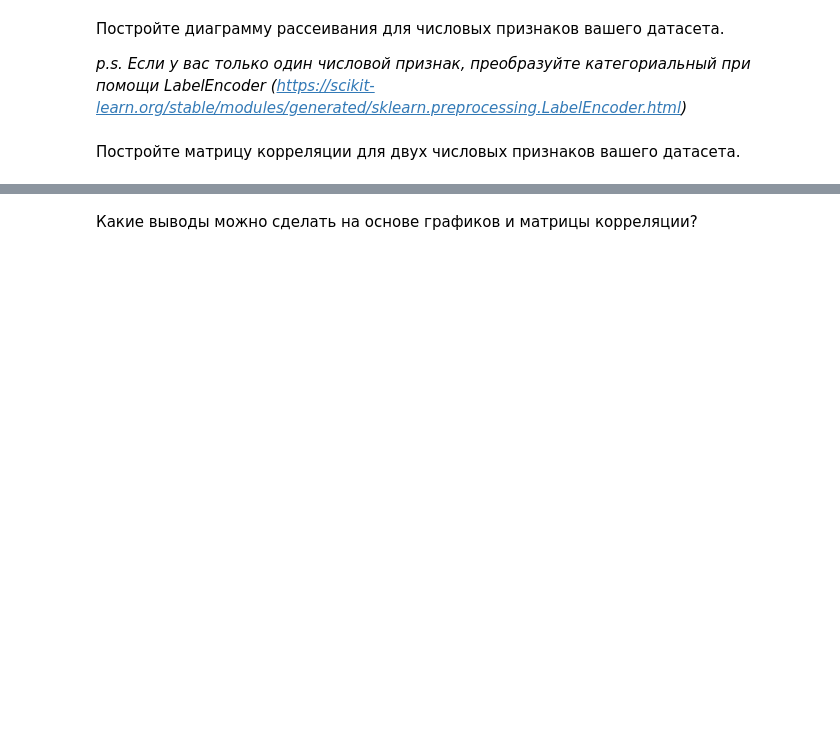
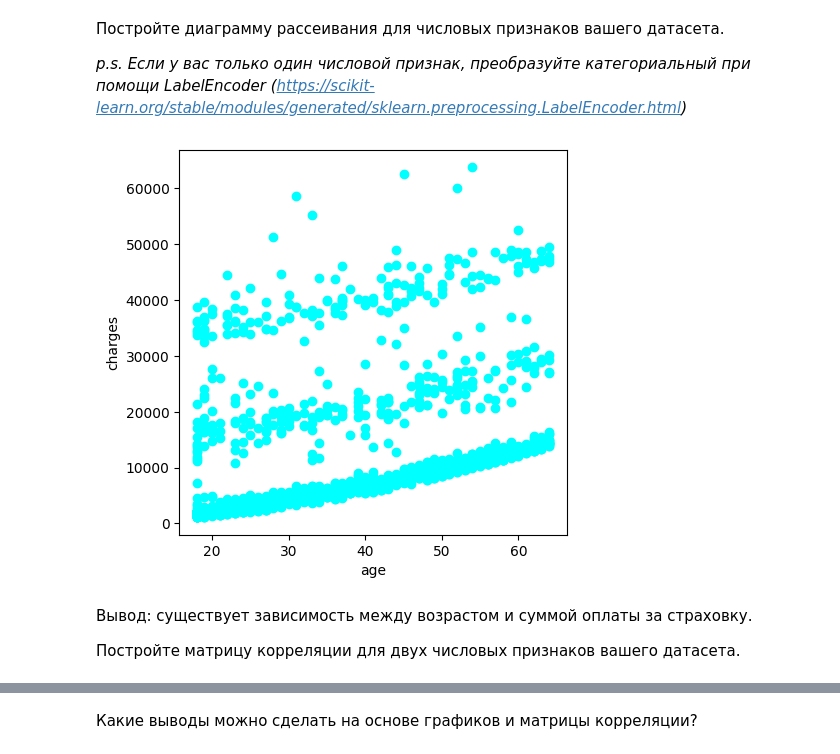
Before and after one commit to ScriptErrorVGM/VS-CODE, a Jupyter notebook: MTL/lab2/Lab_2.ipynb, the cells around one changed output, grey strips where cells are left out. Saved outputs shown, nothing was run; the diff lists cells and outputs as text; code cells hidden in the pictures; blank space fills up the shorter version.

```diff
--- a/MTL/lab2/Lab_2.ipynb
+++ b/MTL/lab2/Lab_2.ipynb
@@ -140,2 +196,13 @@ Example: видим, что среднее и отклонение различ
+# %%
+
+plt.figure(figsize=(5, 5))
+plt.scatter(x=df['age'], y=df['charges'], color='cyan')
+plt.xlabel('age')
+plt.ylabel('charges')
+plt.show()
+# %% [output]
+[figure, added]
 # %% [markdown]
+Вывод: существует зависимость между возрастом и суммой оплаты за страховку.
+
 Постройте матрицу корреляции для двух числовых признаков вашего датасета.
```
Also changed, not shown: parts of 26 cells of this notebook, 1 other file.
